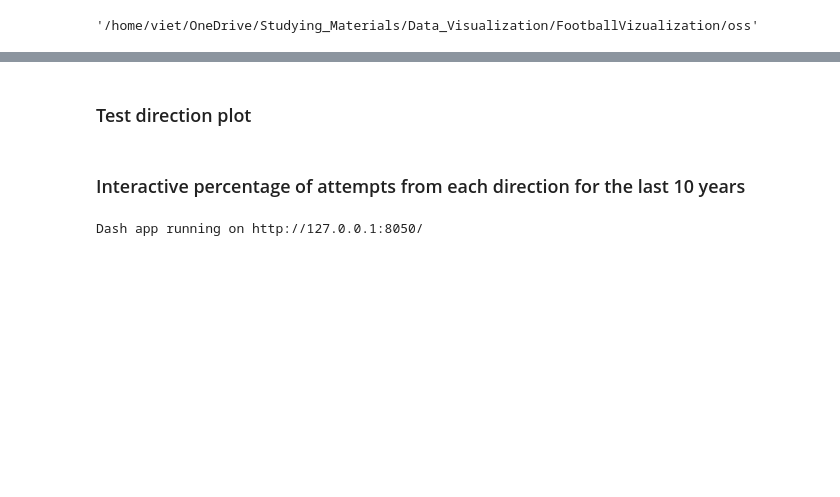
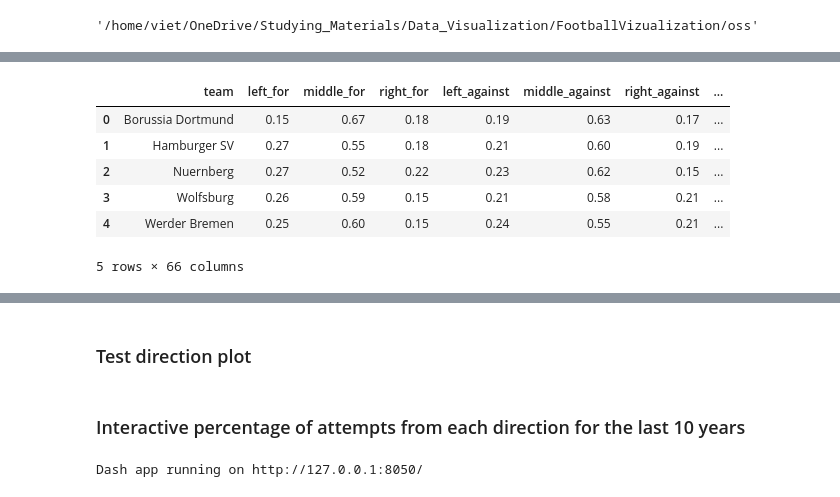
Before and after one commit to scinerd68/FootballVizualization, a Jupyter notebook: oss/anal.ipynb, the cells around one changed output, grey strips where cells are left out. Drawn from its saved outputs; the diff is of its cells as text; code cells hidden in the pictures; blank space fills up the shorter version.

```diff
--- a/oss/anal.ipynb
+++ b/oss/anal.ipynb
@@ -69 +153,11 @@ def gather_season(league, mode):
+# %%
+gather_all_league().head()
+# %% [output]
+|  | team | left_for | middle_for | right_for | left_against | middle_against | right_against | ... |
+| 0 | Borussia Dortmund | 0.15 | 0.67 | 0.18 | 0.19 | 0.63 | 0.17 | ... |
+| 1 | Hamburger SV | 0.27 | 0.55 | 0.18 | 0.21 | 0.60 | 0.19 | ... |
+| 2 | Nuernberg | 0.27 | 0.52 | 0.22 | 0.23 | 0.62 | 0.15 | ... |
+| 3 | Wolfsburg | 0.26 | 0.59 | 0.15 | 0.21 | 0.58 | 0.21 | ... |
+| 4 | Werder Bremen | 0.25 | 0.60 | 0.15 | 0.24 | 0.55 | 0.21 | ... |
+5 rows × 66 columns
 # %%
```
Also changed, not shown: parts of 11 cells of this notebook.
